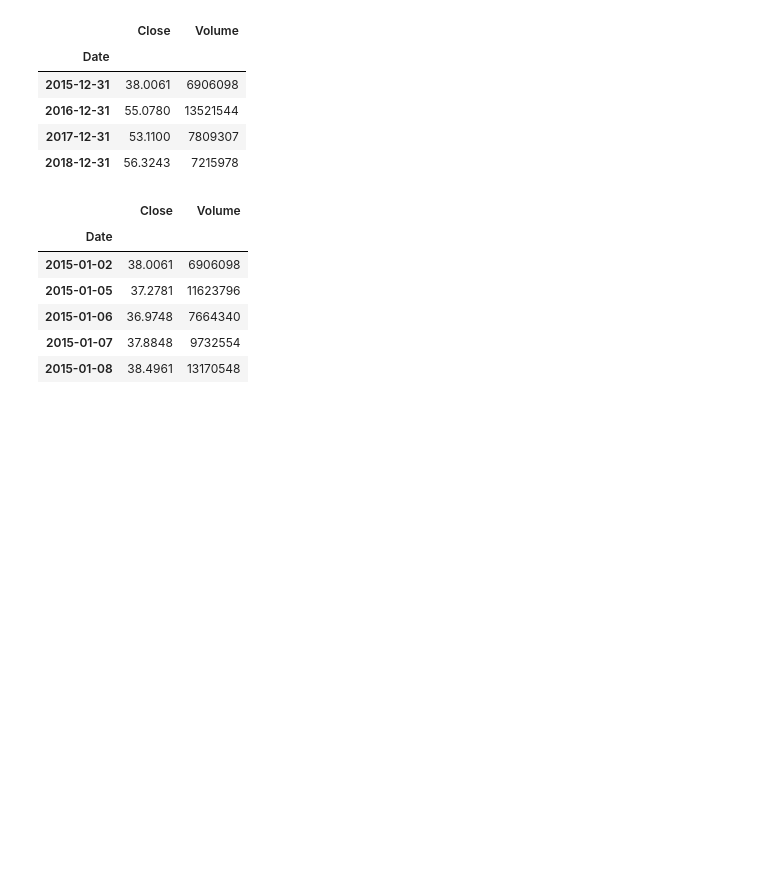
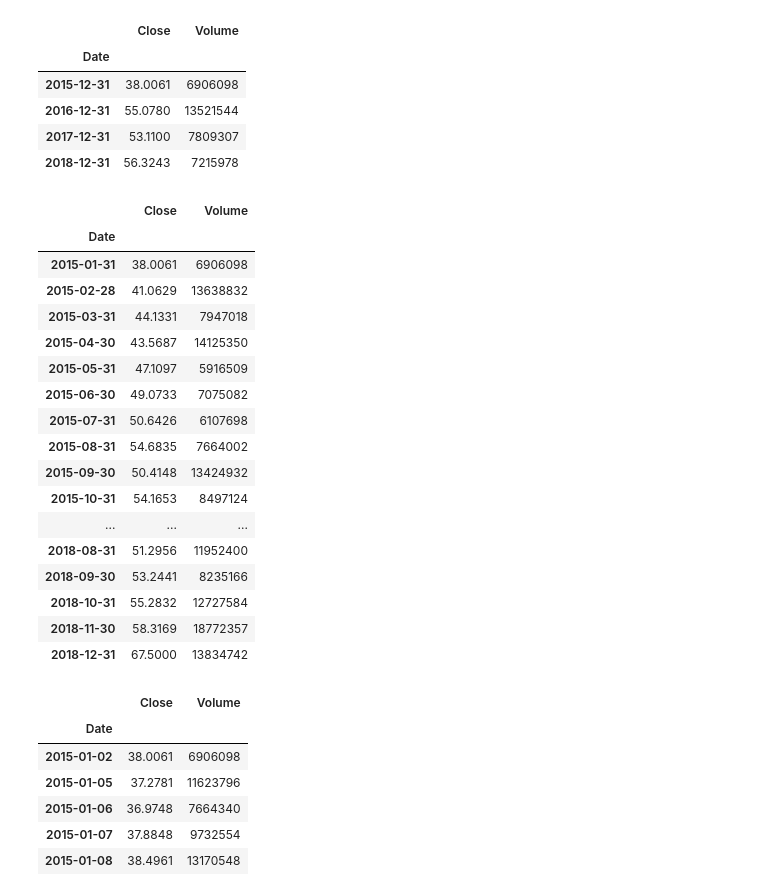
Before and after one commit to noircir/TimeSeries-Colab, a Jupyter notebook: 01_Time_Resampling.ipynb, the cells around one changed output. Saved outputs shown, nothing was run; the diff lists cells and outputs as text; code cells hidden in the pictures; blank space fills up the shorter version.

```diff
--- a/01_Time_Resampling.ipynb
+++ b/01_Time_Resampling.ipynb
@@ -150,6 +149,29 @@ df.resample(rule='A').apply(first_day)
 | 2016-12-31 | 55.0780 | 13521544 |
 | 2017-12-31 | 53.1100 | 7809307 |
 | 2018-12-31 | 56.3243 | 7215978 |
+# %%
+# Create notches at the last day of each month, and show the first transaction of the month.
+
+df.resample(rule='M').apply(first_day)
+# %% [output]
+|  | Close | Volume |
+| Date |  |  |
+| 2015-01-31 | 38.0061 | 6906098 |
+| 2015-02-28 | 41.0629 | 13638832 |
+| 2015-03-31 | 44.1331 | 7947018 |
+| 2015-04-30 | 43.5687 | 14125350 |
+| 2015-05-31 | 47.1097 | 5916509 |
+| 2015-06-30 | 49.0733 | 7075082 |
+| 2015-07-31 | 50.6426 | 6107698 |
+| 2015-08-31 | 54.6835 | 7664002 |
+| 2015-09-30 | 50.4148 | 13424932 |
+| 2015-10-31 | 54.1653 | 8497124 |
+| ... | ... | ... |
+| 2018-08-31 | 51.2956 | 11952400 |
+| 2018-09-30 | 53.2441 | 8235166 |
+| 2018-10-31 | 55.2832 | 12727584 |
+| 2018-11-30 | 58.3169 | 18772357 |
+| 2018-12-31 | 67.5000 | 13834742 |
 # %%
 # What is the difference with head() ?
 
```
Also changed, not shown: parts of 3 cells of this notebook.
